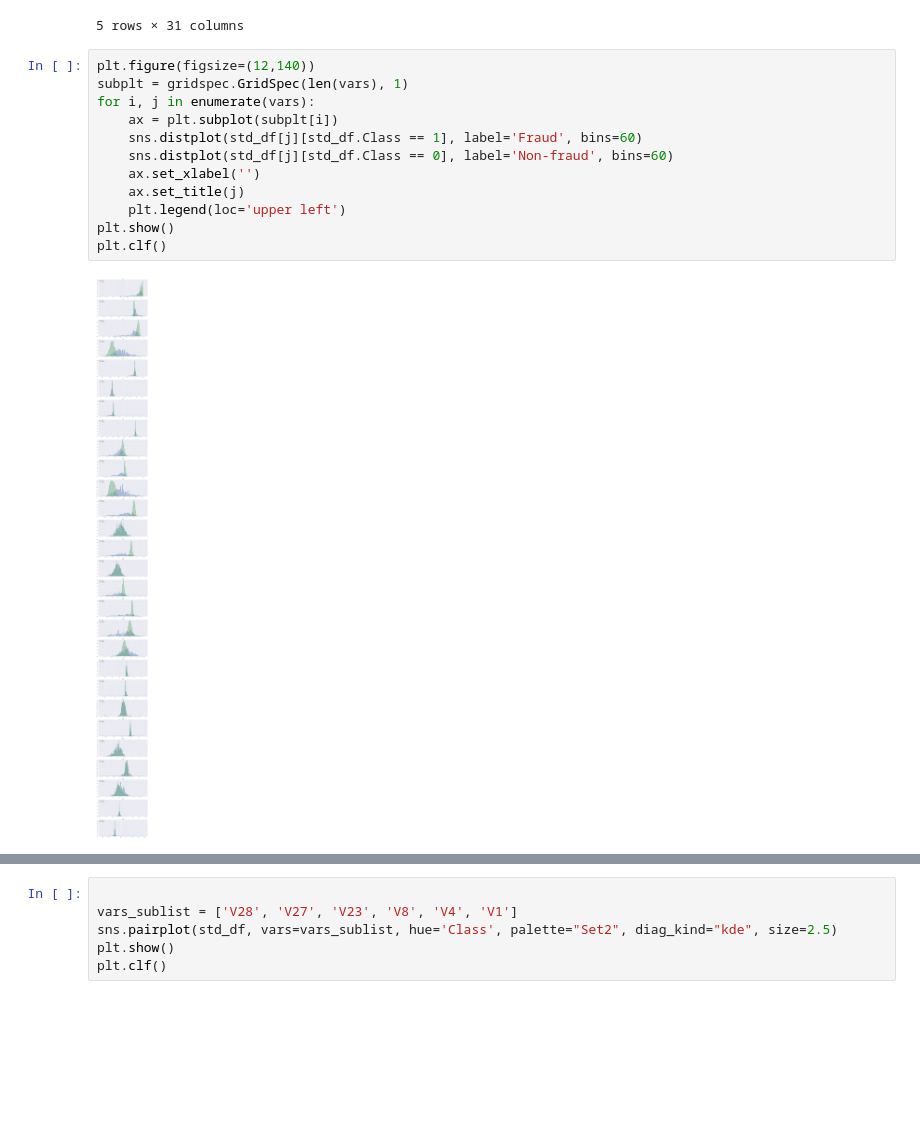
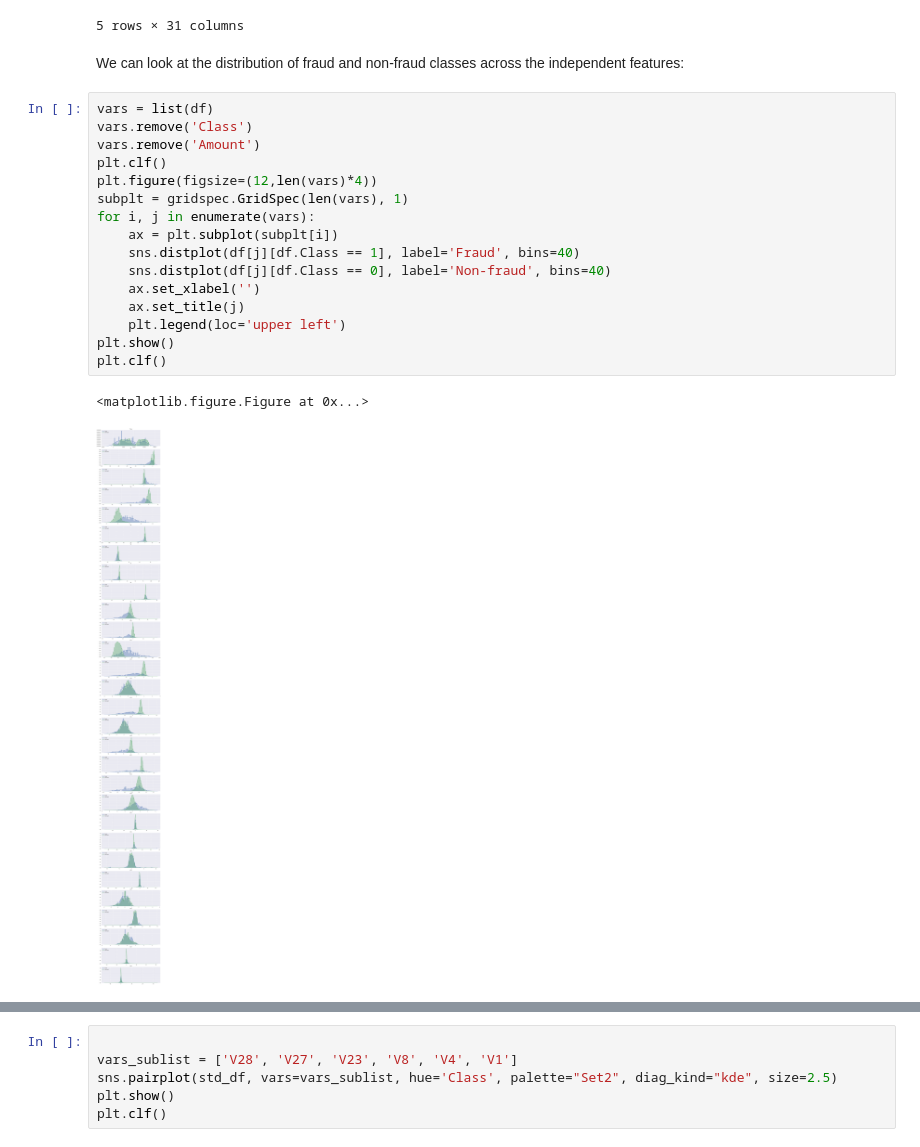
Before and after one commit to vosilov/Data-Science-Portfolio, a Jupyter notebook: Credit card fraud/CreditCardFraudDetection.ipynb, the cells around one changed output, grey strips where cells are left out. Drawn from its saved outputs; the diff is of its cells as text; blank space fills up the shorter version.

```diff
--- a/Credit card fraud/CreditCardFraudDetection.ipynb
+++ b/Credit card fraud/CreditCardFraudDetection.ipynb
@@ -63,17 +64,24 @@ std_df.head()
 | 3 | -0.493325 | -0.112169 | 1.182516 | -0.609727 | -0.007469 | 0.936150 | 0.192071 | 0.316018 | -1.262503 | -0.050468 | ... | ... |
 | 4 | -0.591330 | 0.531541 | 1.021412 | 0.284655 | -0.295015 | 0.071999 | 0.479302 | -0.226510 | 0.744326 | 0.691625 | ... | ... |
 5 rows × 31 columns
+# %% [markdown]
+We can look at the distribution of fraud and non-fraud classes across the independent features:
 # %%
-plt.figure(figsize=(12,140))
+vars = list(df)
+vars.remove('Class')
+vars.remove('Amount')
+plt.clf()
+plt.figure(figsize=(12,len(vars)*4))
 subplt = gridspec.GridSpec(len(vars), 1)
 for i, j in enumerate(vars):
     ax = plt.subplot(subplt[i])
-    sns.distplot(std_df[j][std_df.Class == 1], label='Fraud', bins=60)
-    sns.distplot(std_df[j][std_df.Class == 0], label='Non-fraud', bins=60)
+    sns.distplot(df[j][df.Class == 1], label='Fraud', bins=40)
+    sns.distplot(df[j][df.Class == 0], label='Non-fraud', bins=40)
     ax.set_xlabel('')
     ax.set_title(j)
     plt.legend(loc='upper left')
 plt.show()
 plt.clf()
 # %% [output]
+<matplotlib.figure.Figure at 0x...>
-[figure, old version]
+[figure, new version]
```
Also changed, not shown: parts of 11 cells of this notebook.
